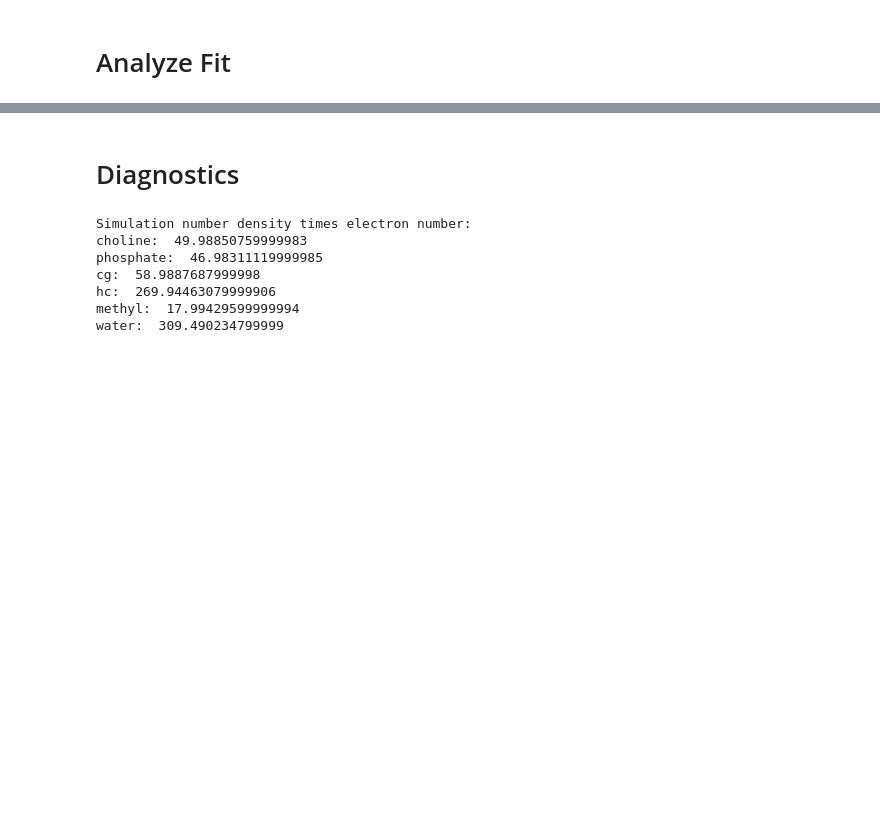
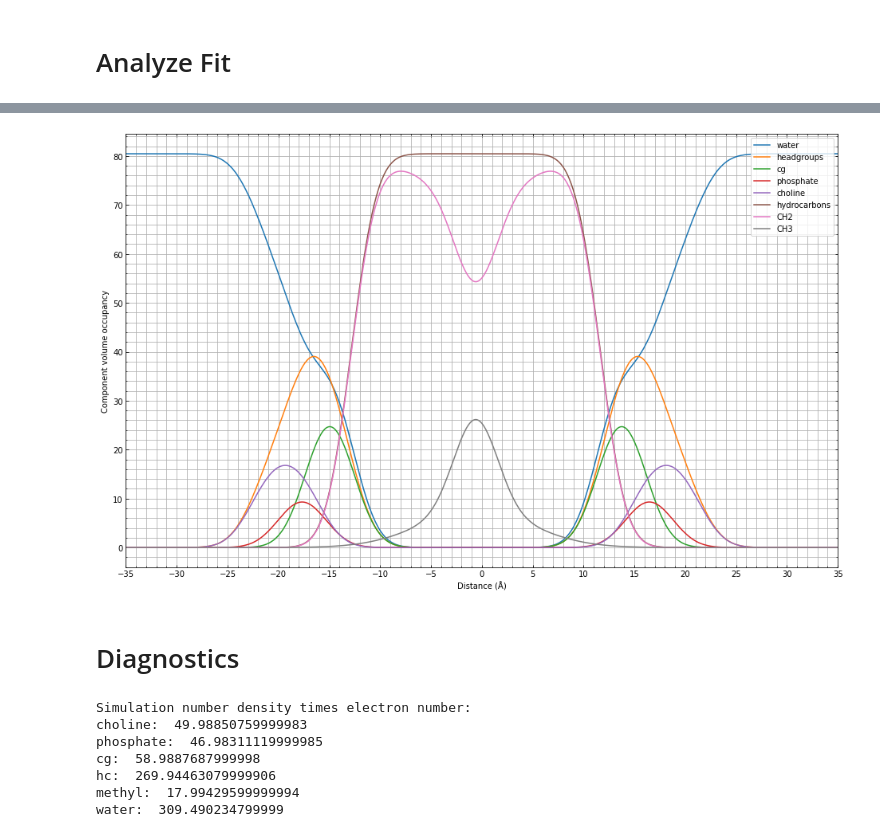
Before and after one commit to criosx/molgroups, a Jupyter notebook: examples/data_fitting/diffraction/NagleDOPC_2methylsigma/fit_accounting_for_missing_oxygen_in_model/sample_notebook_MAM.ipynb, the cells around one changed output, grey strips where cells are left out. Saved outputs shown, nothing was run; the diff lists cells and outputs as text; code cells hidden in the pictures; blank space fills up the shorter version.

```diff
--- a/examples/data_fitting/diffraction/NagleDOPC_2methylsigma/fit_accounting_for_missing_oxygen_in_model/sample_notebook_MAM.ipynb
+++ b/examples/data_fitting/diffraction/NagleDOPC_2methylsigma/fit_accounting_for_missing_oxygen_in_model/sample_notebook_MAM.ipynb
@@ -525,3 +561,38 @@ plt.show()
+# %%
+import pandas as pd
+import matplotlib.pyplot as plt
+import sys
+
+bilayer_plot_data = pd.read_csv(
+    store + "/bilayerplotdata.dat", sep="\s", engine="python"
+)
+
+zax = bilayer_plot_data["zaxis"] - 0.5 * bilayer_plot_data["zaxis"][len(bilayer_plot_data["zaxis"])-1]+2.5
+
+fig, ax = plt.subplots()
+ax.plot(zax, bilayer_plot_data["water_corr"], label="water")
+ax.plot(zax, bilayer_plot_data["innerhg_corr"] + bilayer_plot_data["outerhg_corr"], label="headgroups")
+ax.plot(zax, bilayer_plot_data["inner_cg_corr"] + bilayer_plot_data["outer_cg_corr"],label="cg")
+ax.plot(zax, bilayer_plot_data["inner_phosphate_corr"] + bilayer_plot_data["outer_phosphate_corr"], label="phosphate")
+ax.plot(zax, bilayer_plot_data["inner_choline_corr"] + bilayer_plot_data["outer_choline_corr"], label="choline")
+ax.plot(zax, bilayer_plot_data["innerhc_corr"]+bilayer_plot_data["outerhc_corr"], label="hydrocarbons")
+ax.plot(zax, bilayer_plot_data["innerch2_corr"]+bilayer_plot_data["outerch2_corr"], label="CH2")
+ax.plot(zax, bilayer_plot_data["innerch3_corr"]+bilayer_plot_data["outerch3_corr"], label="CH3")
+ax.legend(loc="upper right")
+plt.xlabel("Distance (Å)")
+plt.ylabel("Component volume occupancy")
+ax.minorticks_on()
+ax.tick_params(which="both", direction="in", labelsize=10)
+ax.tick_params(bottom=True, top=True, left=True, right=True, which="both")
+plt.xlim(-35, 35)
+plt.xticks(np.arange(-35, 36, 5.0))
+plt.grid(True, which='Both')
+fig.patch.set_facecolor('white')
+ax.figure.set_size_inches(16, 10)
+plt.savefig(store + "/area", facecolor="white")
+plt.show()
+# %% [output]
+[figure, added]
 # %% [markdown]
 # Diagnostics
 # %%
```
Also changed, not shown: parts of 25 cells of this notebook, 22 other files.
